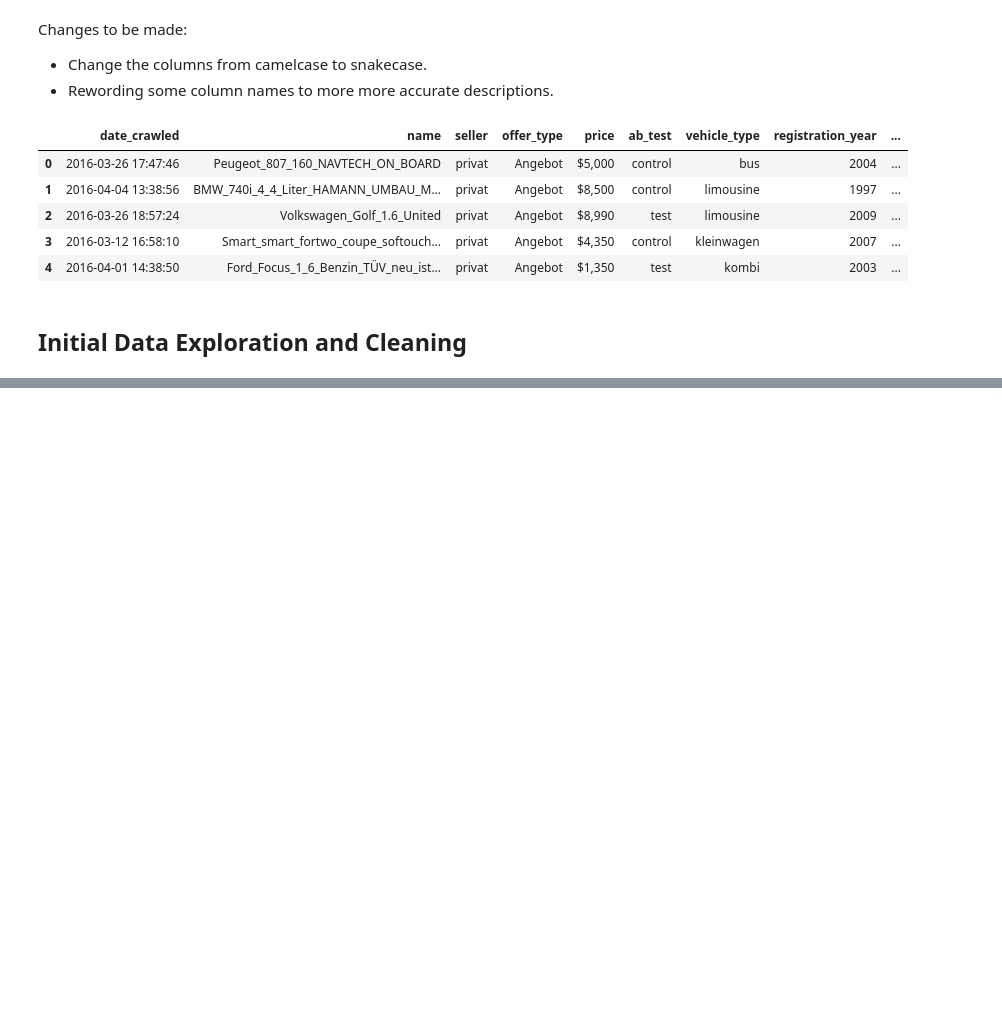
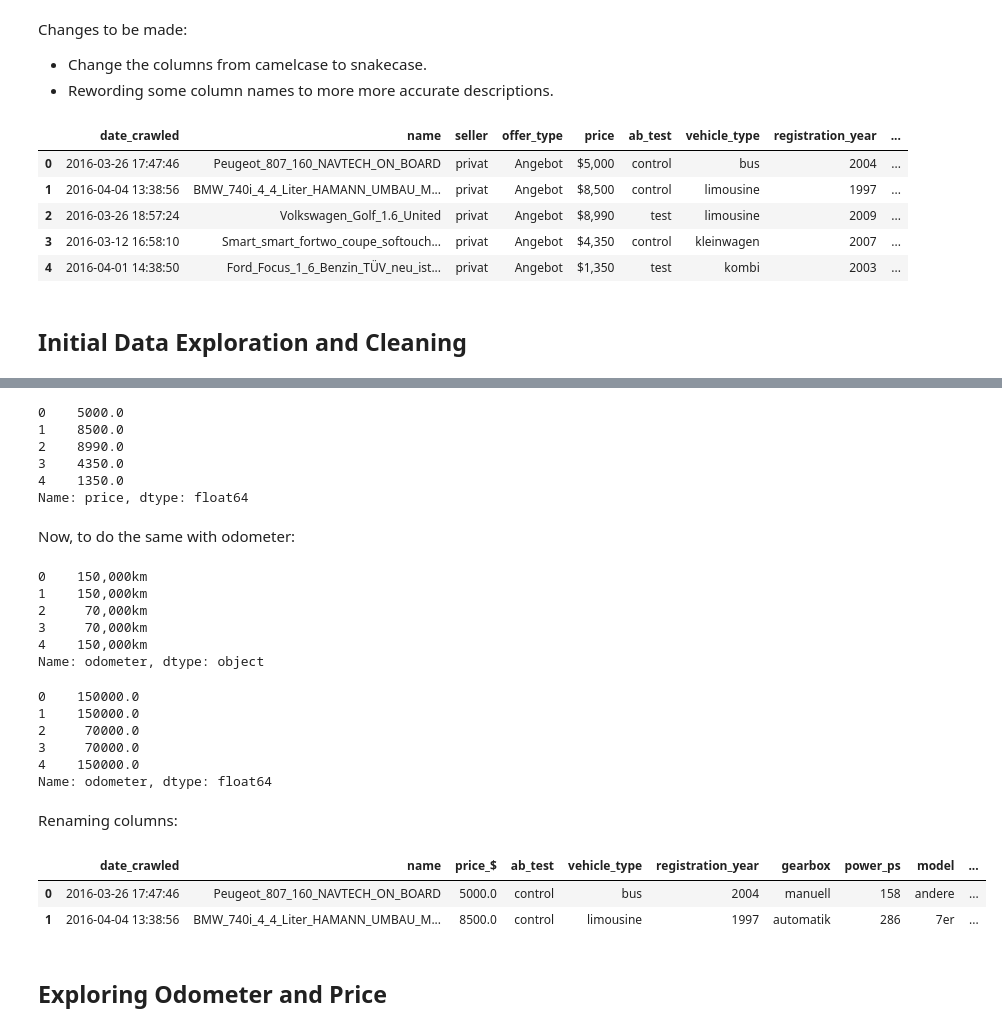
Before and after one commit to matt-heyda/Exploring-eBay-Car-Sales-Data, a Jupyter notebook: Exploring eBay Car Sales Data.ipynb, the cells around one changed output, grey strips where cells are left out. Saved outputs shown, nothing was run; the diff lists cells and outputs as text; code cells hidden in the pictures; blank space fills up the shorter version.

```diff
--- a/Exploring eBay Car Sales Data.ipynb
+++ b/Exploring eBay Car Sales Data.ipynb
@@ -76,0 +110,2 @@ autos.head()
+# %%
+autos.drop(["seller", "offer_type", "num_photos"], axis=1, inplace=True)
@@ -76,0 +133,51 @@ autos.head()
+# %%
+autos["price"] = (autos["price"]
+                        .str.replace(",","")
+                        .str.replace("$","")
+                        .astype(float))
+
+autos["price"].head()
+# %% [output]
+0    5000.0
+1    8500.0
+2    8990.0
+3    4350.0
+4    1350.0
+Name: price, dtype: float64
+# %% [markdown]
+Now, to do the same with odometer:
+# %%
+autos["odometer"].head()
+# %% [output]
+0    150,000km
+1    150,000km
+2     70,000km
+3     70,000km
+4    150,000km
+Name: odometer, dtype: object
+# %%
+autos["odometer"] = (autos["odometer"]
+                            .str.replace("km","")
+                            .str.replace(",","")
+                            .astype(float))
+
+autos["odometer"].head()
+# %% [output]
+0    150000.0
+1    150000.0
+2     70000.0
+3     70000.0
+4    150000.0
+Name: odometer, dtype: float64
+# %% [markdown]
+Renaming columns:
+# %%
+autos.rename({"price":"price_$", "odometer":"odometer_km"}, axis=1, inplace=True)
+# %%
+autos.head(2)
+# %% [output]
+|  | date_crawled | name | price_$ | ab_test | vehicle_type | registration_year | gearbox | power_ps | model | ... |
+| 0 | 2016-03-26 17:47:46 | Peugeot_807_160_NAVTECH_ON_BOARD | 5000.0 | control | bus | 2004 | manuell | 158 | andere | ... |
+| 1 | 2016-04-04 13:38:56 | BMW_740i_4_4_Liter_HAMANN_UMBAU_M... | 8500.0 | control | limousine | 1997 | automatik | 286 | 7er | ... |
+# %% [markdown]
+## Exploring Odometer and Price
```
Also changed, not shown: parts of 10 cells of this notebook.
